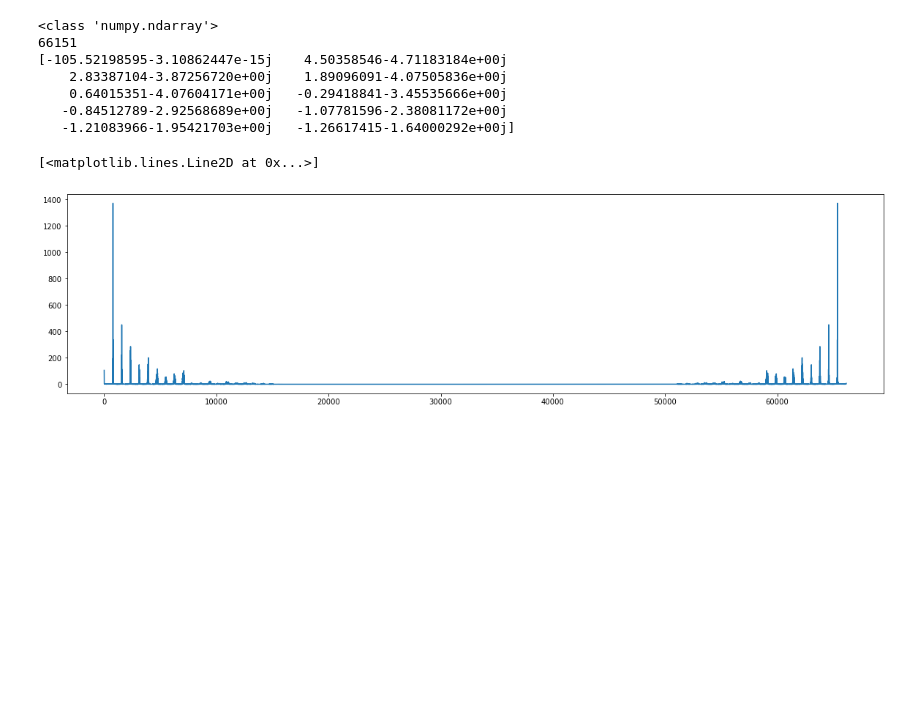
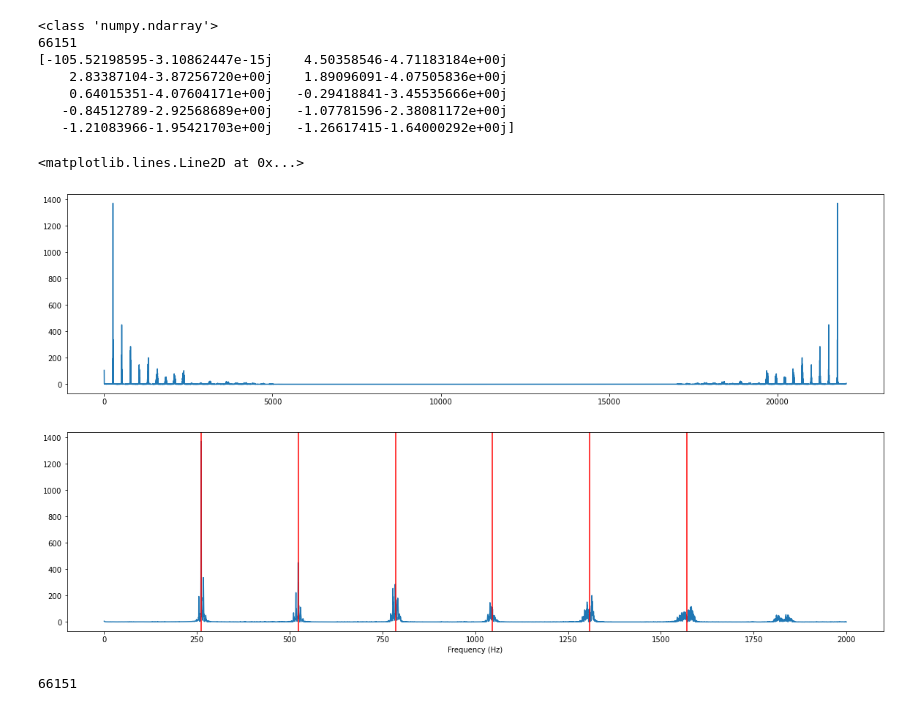
Before and after one commit to Rathees-Koneswarann/matplotlib-signal-analisis, a Jupyter notebook: violin-sound-process.ipynb, the cells around one changed output. Cells and saved outputs as stored; diff of their text form; code cells hidden in the pictures; blank space fills up the shorter version.

```diff
--- a/violin-sound-process.ipynb
+++ b/violin-sound-process.ipynb
@@ -54,10 +54,27 @@ print(c[0:10])
     0.64015351-4.07604171e+00j   -0.29418841-3.45535666e+00j
    -0.84512789-2.92568689e+00j   -1.07781596-2.38081172e+00j
    -1.21083966-1.95421703e+00j   -1.26617415-1.64000292e+00j]
-# %%
-# plot the absolute value
-plt.figure(figsize=(20,5))
-plt.plot(np.abs(c))
-# %% [output]
-[<matplotlib.lines.Line2D at 0x...>]
-[figure, removed]
+# %%
+fr = np.array(range(0,66151))/3
+# plot the absolute value
+plt.figure(figsize=(20,5))
+plt.plot(fr,np.abs(c))
+
+plt.figure(figsize=(20,5))
+condition = (fr >0) & (fr < 2000)
+plt.plot(fr[condition],np.abs(c[condition]))
+plt.xlabel('Frequency (Hz)')
+plt.axvline(x = 261.65, color ='red')
+plt.axvline(x = 261.65*2, color ='red')
+plt.axvline(x = 261.65*3, color ='red')
+plt.axvline(x = 261.65*4, color ='red')
+plt.axvline(x = 261.65*5, color ='red')
+plt.axvline(x = 261.65*6, color ='red')
+# %% [output]
+<matplotlib.lines.Line2D at 0x...>
+[figure, added]
+[figure, added]
+# %%
+print(len(c))
+# %% [output]
+66151
```
Also changed, not shown: parts of 1 cell of this notebook.
